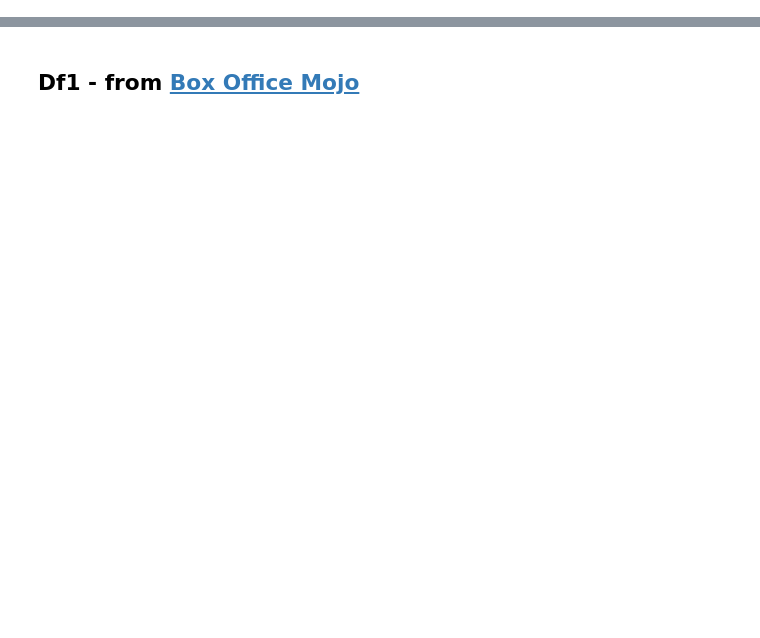
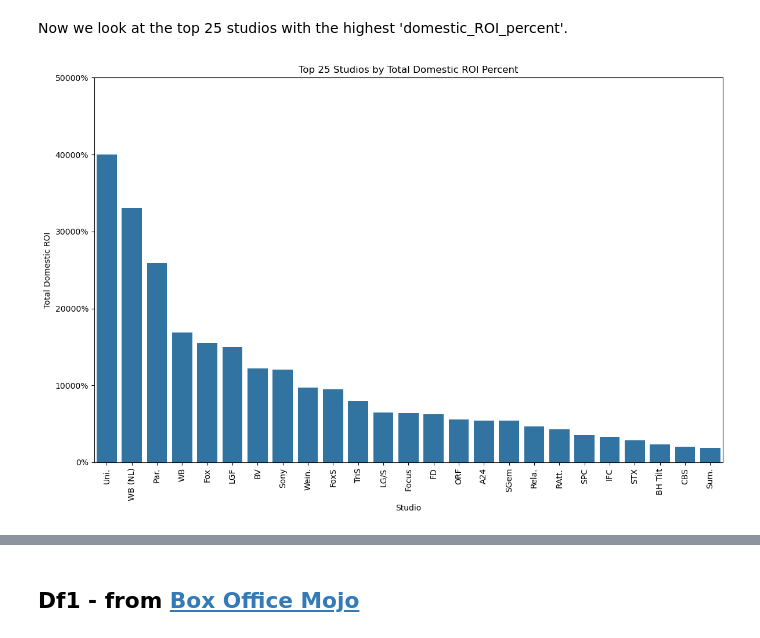
Before and after one commit to TravisClark1432/TAD-Pictures-Productions-Analysis, a Jupyter notebook: alli.p2.ipynb, the cells around one changed output, grey strips where cells are left out. Drawn from its saved outputs; the diff is of its cells as text; code cells hidden in the pictures; blank space fills up the shorter version.

```diff
--- a/alli.p2.ipynb
+++ b/alli.p2.ipynb
@@ -63,0 +439,33 @@ pd. read_sql(
+# %% [markdown]
+Now we look at the top 25 studios with the highest 'domestic_ROI_percent'.
+# %%
+import seaborn as sns
+import matplotlib.pyplot as plt
+
+# Get the top 25 studios by domestic ROI
+top_studios_merged_ROI = merged_df6_q1_df.groupby('studio')['domestic_ROI_percent'].sum().nlargest(25).index
+
+# Filter the DataFrame to include only the top 25 studios
+df_top_25_merged_ROI = merged_df6_q1_df[merged_df6_q1_df['studio'].isin(top_studios_merged_ROI)]
+
+# Calculate the total domestic ROI for each studio
+total_domestic_ROI_merged_ROI = df_top_25_merged_ROI.groupby('studio')['domestic_ROI_percent'].sum().reset_index()
+
+# Sort the studios based on their total domestic ROI
+sorted_studios_merged_ROI = total_domestic_ROI_merged_ROI.sort_values(by='domestic_ROI_percent', ascending=False)['studio']
+
+# Create a bar plot with studios ordered from greatest to least
+plt.figure(figsize=(12, 8))
+barplot = sns.barplot(x='studio', y='domestic_ROI_percent', data=df_top_25_merged_ROI, estimator=sum, errorbar=None, order=sorted_studios_merged_ROI)
+plt.xlabel('Studio')
+plt.ylabel('Total Domestic ROI')
+plt.title('Top 25 Studios by Total Domestic ROI Percent')
+plt.xticks(rotation=90)
+
+# Set the y-axis tick labels from 0 to 500 with increments of 500%
+plt.yticks(range(0, 50001, 10000), ['{}%'.format(i) for i in range(0, 50001, 10000)])
+
+plt.tight_layout()
+plt.show()
+# %% [output]
+[figure, added]
```
Also changed, not shown: parts of 73 cells of this notebook, 1 other file.
